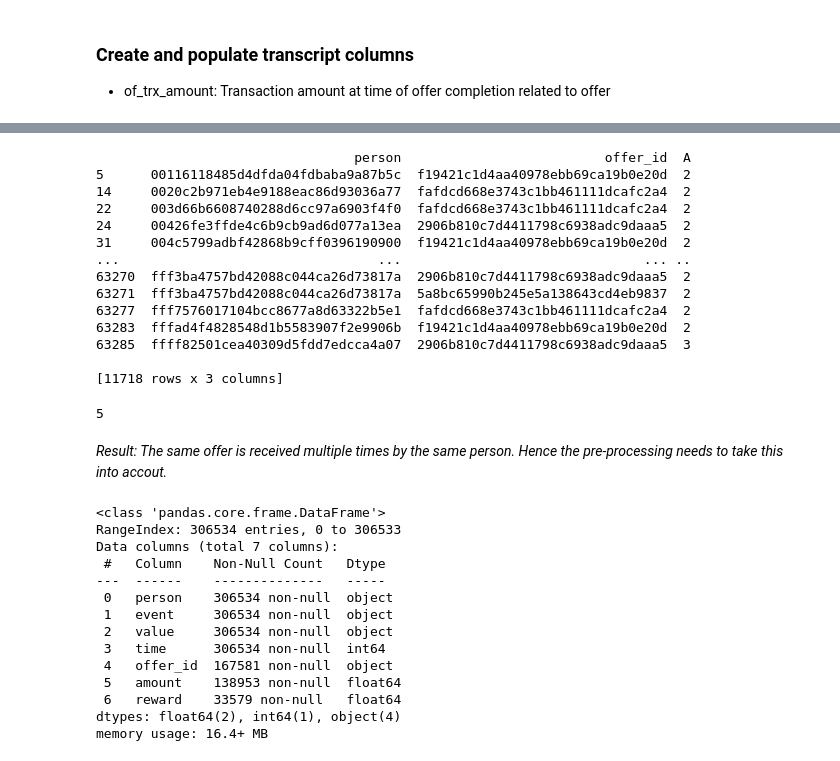
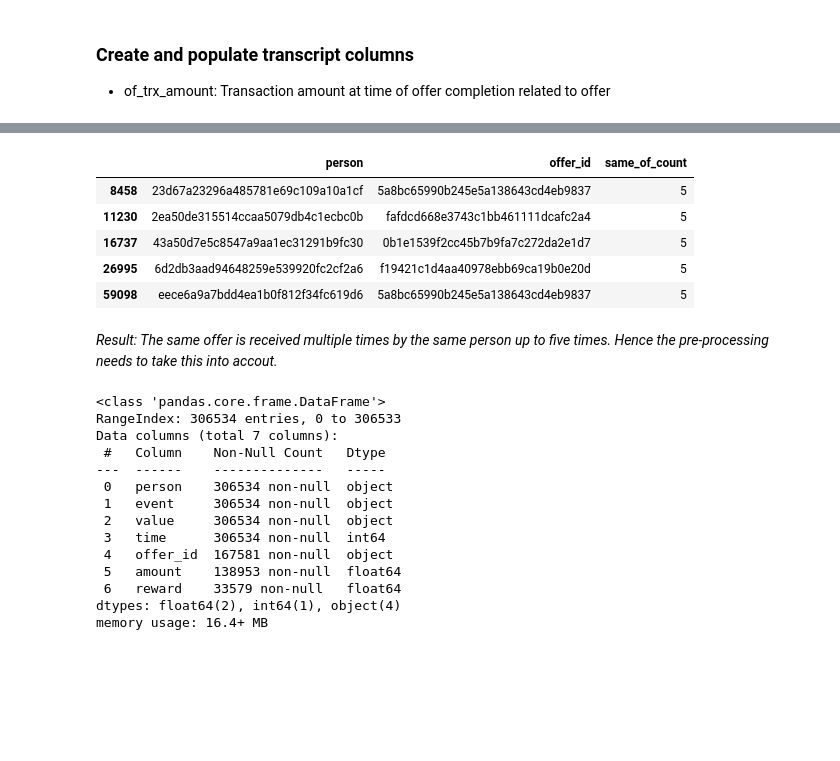
Before and after one commit to Oliver-Balb/Starbucks, a Jupyter notebook: Starbucks_Capstone_notebook.ipynb, the cells around one changed output, grey strips where cells are left out. Saved outputs shown, nothing was run; the diff lists cells and outputs as text; code cells hidden in the pictures; blank space fills up the shorter version.

```diff
--- a/Starbucks_Capstone_notebook.ipynb
+++ b/Starbucks_Capstone_notebook.ipynb
@@ -341,31 +347,23 @@ memory usage: 3.2+ KB
 filtered_df = transcript_norm[transcript_norm['event'] == 'offer received']
 
 # Group by 'person' and 'offer_id' and count the occurrences
-grouped_df = filtered_df.groupby(['person', 'offer_id']).size().reset_index(name='A')
+grouped_df = filtered_df.groupby(['person', 'offer_id']).size().reset_index(name='same_of_count')
 
 # Filter groups having count > 1 => same offer received several times by same person
-result_df = grouped_df[grouped_df['A'] > 1]
+result_df = grouped_df[grouped_df['same_of_count'] > 1]
-# %% [output]
-                                 person                          offer_id  A
-5      00116118485d4dfda04fdbaba9a87b5c  f19421c1d4aa40978ebb69ca19b0e20d  2
-14     0020c2b971eb4e9188eac86d93036a77  fafdcd668e3743c1bb461111dcafc2a4  2
-22     003d66b6608740288d6cc97a6903f4f0  fafdcd668e3743c1bb461111dcafc2a4  2
-24     00426fe3ffde4c6b9cb9ad6d077a13ea  2906b810c7d4411798c6938adc9daaa5  2
-31     004c5799adbf42868b9cff0396190900  f19421c1d4aa40978ebb69ca19b0e20d  2
-...                                 ...                               ... ..
-63270  fff3ba4757bd42088c044ca26d73817a  2906b810c7d4411798c6938adc9daaa5  2
-63271  fff3ba4757bd42088c044ca26d73817a  5a8bc65990b245e5a138643cd4eb9837  2
-63277  fff7576017104bcc8677a8d63322b5e1  fafdcd668e3743c1bb461111dcafc2a4  2
-63283  fffad4f4828548d1b5583907f2e9906b  f19421c1d4aa40978ebb69ca19b0e20d  2
-63285  ffff82501cea40309d5fdd7edcca4a07  2906b810c7d4411798c6938adc9daaa5  3
-
-[11718 rows x 3 columns]
-# %%
-result_df['A'].max()
-# %% [output]
-5
+# %%
+max_value = result_df['same_of_count'].max()
+max_rows = result_df[result_df['same_of_count'] == max_value]
+max_rows
+# %% [output]
+|  | person | offer_id | same_of_count |
+| 8458 | 23d67a23296a485781e69c109a10a1cf | 5a8bc65990b245e5a138643cd4eb9837 | 5 |
+| 11230 | 2ea50de315514ccaa5079db4c1ecbc0b | fafdcd668e3743c1bb461111dcafc2a4 | 5 |
+| 16737 | 43a50d7e5c8547a9aa1ec31291b9fc30 | 0b1e1539f2cc45b7b9fa7c272da2e1d7 | 5 |
+| 26995 | 6d2db3aad94648259e539920fc2cf2a6 | f19421c1d4aa40978ebb69ca19b0e20d | 5 |
+| 59098 | eece6a9a7bdd4ea1b0f812f34fc619d6 | 5a8bc65990b245e5a138643cd4eb9837 | 5 |
 # %% [markdown]
-*Result: The same offer is received multiple times by the same person. Hence the pre-processing needs to take this into accout.*
+*Result: The same offer is received multiple times by the same person up to five times. Hence the pre-processing needs to take this into accout.*
 # %%
 transcript_norm.info()
 # %% [output]
```
Also changed, not shown: parts of 7 cells of this notebook, 4 other files.
